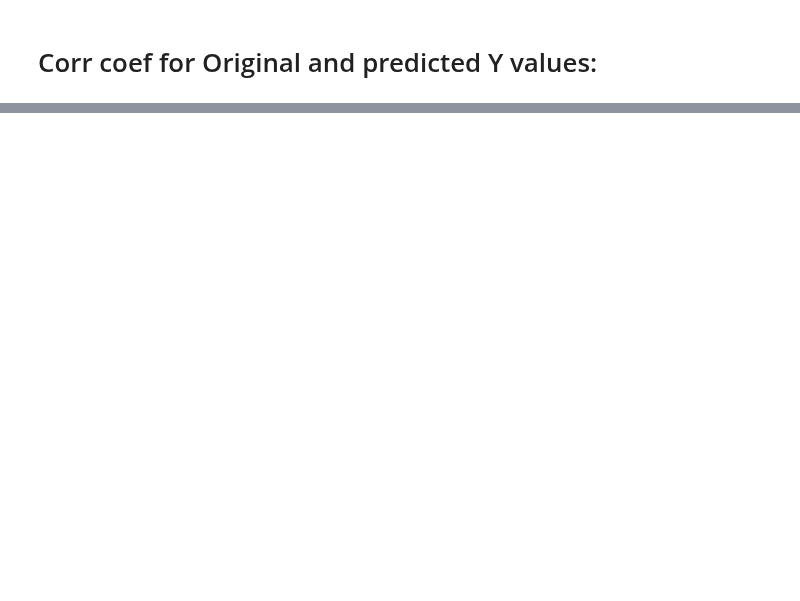
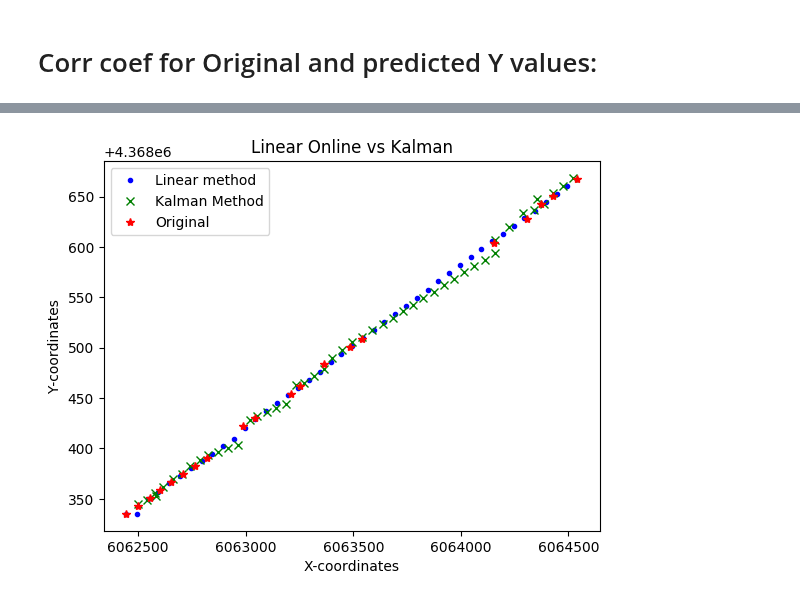
Before and after one commit to cnburger/AIS_KalmanFilter, a Jupyter notebook: KalmanFilter_adjust.ipynb, the cells around one changed output, grey strips where cells are left out. Cells and saved outputs as stored; diff of their text form; code cells hidden in the pictures; blank space fills up the shorter version.

Commit message:
Online Linear method added and MSE test

```diff
--- a/KalmanFilter_adjust.ipynb
+++ b/KalmanFilter_adjust.ipynb
@@ -343,0 +350,84 @@ Correlation Coef  Y:
+# %%
+X_online = polish_data.iloc[:,2].values
+Y_online = polish_data.iloc[:,3].values
+time_online = polish_data.iloc[:,0].values
+X_range = np.arange(6062000,6065000,100)
+
+
+
+
+reg = LinearRegression().fit(X_online.reshape(-1,1),Y_online)
+reg.score(X_online.reshape(-1,1),Y_online)
+
+
+
+Y_pred = reg.coef_*X_range +reg.intercept_
+
+# plt.plot(X_range, Y_pred, "rx")
+# plt.plot(X_online,Y_online,"bx")
+# plt.show()
+
+X_values = []
+X_values.append(X_online[0])
+Y_values = []
+Y_values.append(Y_online[0])
+
+X_lin_pred = []
+Y_lin_pred = []
+
+online_counter = 0
+
+
+for i in np.arange(min(X_online),max(X_online),1):
+    #print(i)
+
+    #predict and update regression
+    if(i == X_online[online_counter]): #have the value
+        X_values.append(X_online[online_counter])
+        Y_values.append(Y_online[online_counter])
+
+
+        reg = LinearRegression().fit( (np.array(X_values)).reshape(-1,1),(np.array(Y_values)).reshape(-1,1))
+      #  print(reg.score((np.array(X_values)).reshape(-1,1),Y_values))
+        online_counter += 1
+
+        intercept = reg.intercept_
+        coefficients = reg.coef_
+
+        X_lin_pred.append(i)
+        Y_lin_pred.append(intercept+coefficients*i)
+       # print("coefficients: ",coefficients[0][0])
+
+
+    else:
+        X_lin_pred.append(i)
+        Y_lin_pred.append( intercept+coefficients[0]*i)
+
+
+
+# Reduce iobservations
+X_plot = []
+Y_plot = []
+
+for i in range(0,len(X_lin_pred)):
+    if(i % 50 == 0):
+        X_plot.append(X_lin_pred[i])
+        Y_plot.append(Y_lin_pred[i])
+# print(X_lin_pred)
+# print(Y_lin_pred)
+plt.plot(X_plot,Y_plot, "b.")
+plt.plot(X_coord,Y_coord,"gx")
+plt.plot(X_orig,Y_orig, "r*")
+
+
+plt.plot()
+plt.title("Linear Online vs Kalman")
+plt.xlabel("X-coordinates")
+plt.ylabel("Y-coordinates")
+label_data = np.array(["Linear method","Kalman Method", "Original"])
+plt.legend(label_data, loc = 'best')
+
+
+plt.show()
+# %% [output]
+[figure, added]
```
Also changed, not shown: parts of 11 cells of this notebook.
